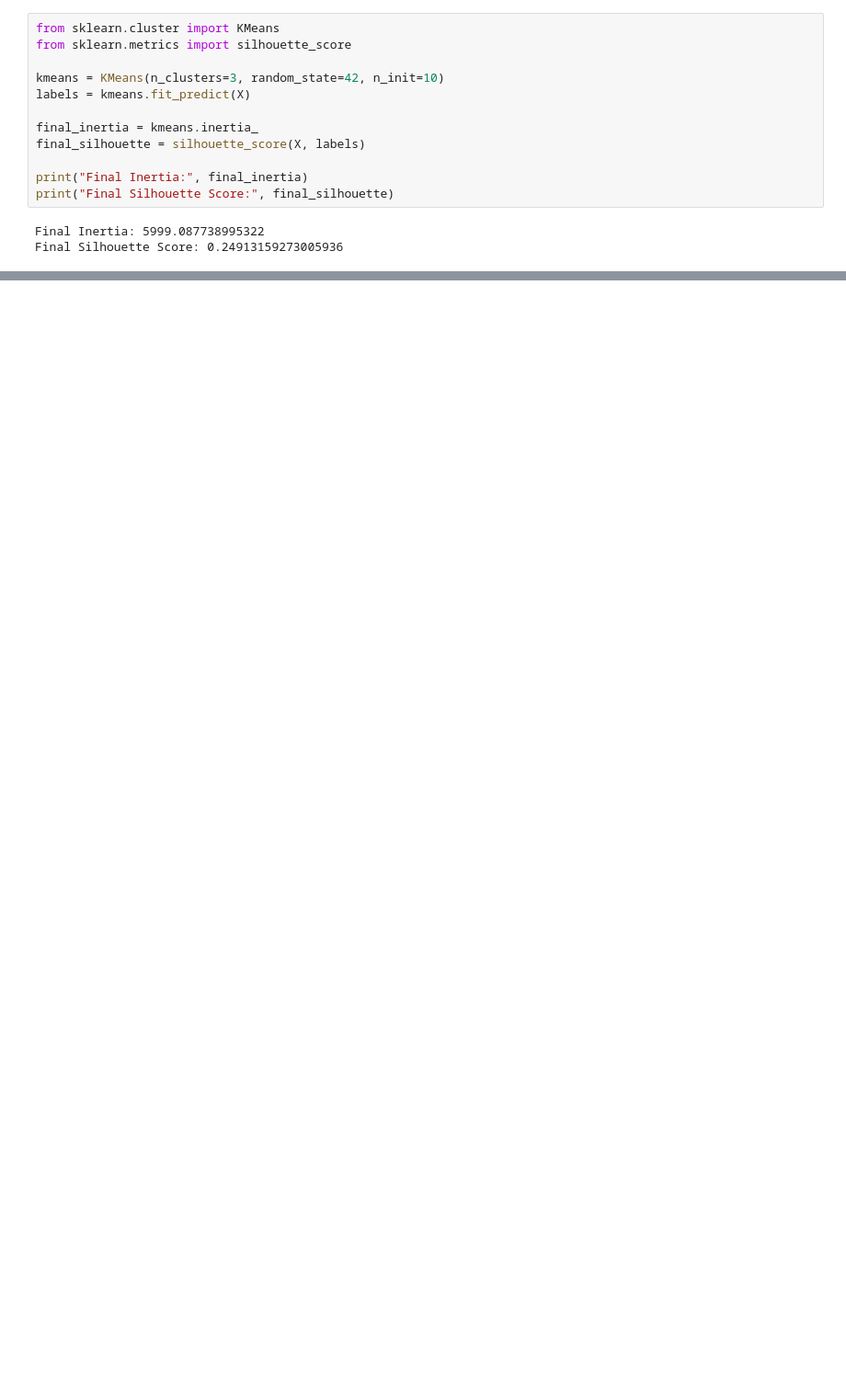
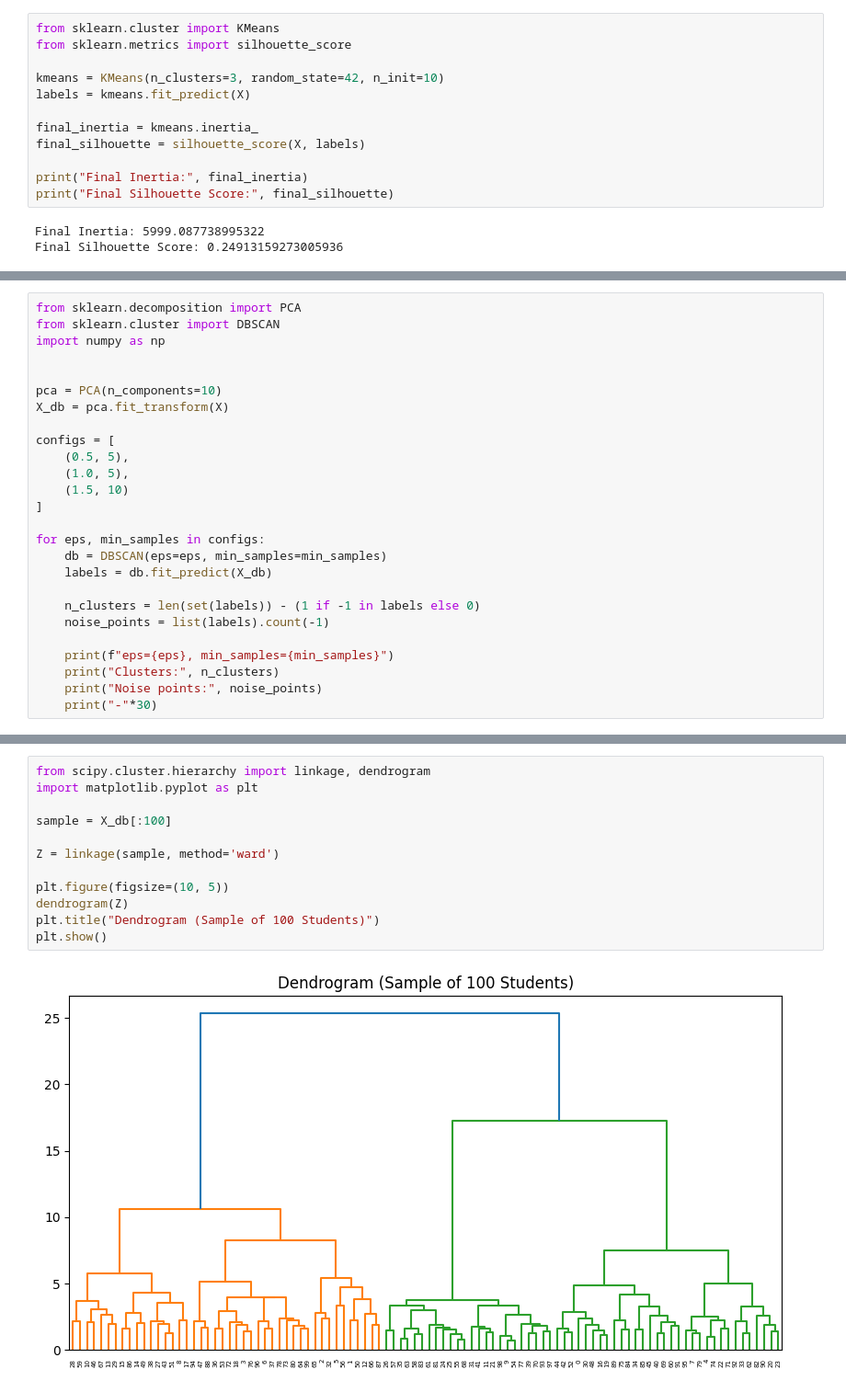
Before and after one commit to gauri18shinde-star/DAV_recruitment, a Jupyter notebook: question3.ipynb, the cells around one changed output, grey strips where cells are left out. Shown at 92% size. Drawn from its saved outputs; the diff is of its cells as text; blank space fills up the shorter version.

```diff
--- a/question3.ipynb
+++ b/question3.ipynb
@@ -155,0 +240,26 @@ Final Silhouette Score: 0.24913159273005936
+# %%
+from sklearn.decomposition import PCA
+from sklearn.cluster import DBSCAN
+import numpy as np
+
+
+pca = PCA(n_components=10)
+X_db = pca.fit_transform(X)
+
+configs = [
+    (0.5, 5),
+    (1.0, 5),
+    (1.5, 10)
+]
+
+for eps, min_samples in configs:
+    db = DBSCAN(eps=eps, min_samples=min_samples)
+    labels = db.fit_predict(X_db)
+
+    n_clusters = len(set(labels)) - (1 if -1 in labels else 0)
+    noise_points = list(labels).count(-1)
+
+    print(f"eps={eps}, min_samples={min_samples}")
+    print("Clusters:", n_clusters)
+    print("Noise points:", noise_points)
+    print("-"*30)
@@ -155,0 +279,14 @@ Final Silhouette Score: 0.24913159273005936
+# %%
+from scipy.cluster.hierarchy import linkage, dendrogram
+import matplotlib.pyplot as plt
+
+sample = X_db[:100]
+
+Z = linkage(sample, method='ward')
+
+plt.figure(figsize=(10, 5))
+dendrogram(Z)
+plt.title("Dendrogram (Sample of 100 Students)")
+plt.show()
+# %% [output]
+[figure, added]
```
Also changed, not shown: parts of 4 cells of this notebook.
